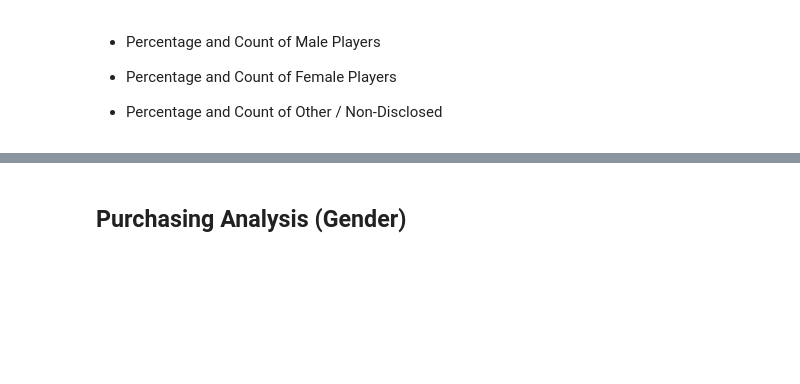
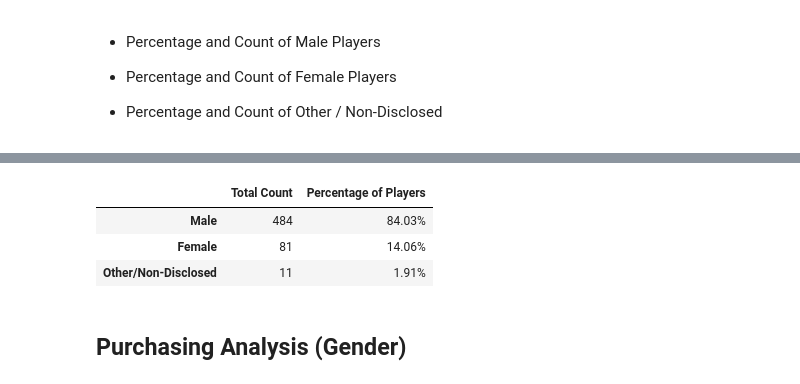
Before and after one commit to kmspitzer/Video-Game-Usage-Analysis, a Jupyter notebook: HeroesOfPymoli/HeroesOfPymoli.ipynb, the cells around one changed output, grey strips where cells are left out. Saved outputs shown, nothing was run; the diff lists cells and outputs as text; code cells hidden in the pictures; blank space fills up the shorter version.

Commit message:
work on player count, purchasing analysis, and gender demographics

```diff
--- a/HeroesOfPymoli/HeroesOfPymoli.ipynb
+++ b/HeroesOfPymoli/HeroesOfPymoli.ipynb
@@ -80,0 +93,15 @@ Index(['Purchase ID', 'SN', 'Age', 'Gender', 'Item ID', 'Item Name', 'Price'], d
+# %%
+male_players = purchase_data.loc[purchase_data["Gender"] == "Male"]
+num_male_players = len(male_players["SN"].unique())
+percent_male = (num_male_players/total_players)*100
+
+
+female_players = purchase_data.loc[purchase_data["Gender"] == "Female"]
+num_female_players = len(female_players["SN"].unique())
+percent_female = (num_female_players/total_players)*100
+
+
+other_gender_players = purchase_data.loc[(purchase_data["Gender"] != "Male") & (
+    purchase_data["Gender"] != "Female"), :]
+num_other_gender_players = len(other_gender_players["SN"].unique())
+percent_other_gender = (num_other_gender_players/total_players)*100
@@ -95,3 +123,14 @@ Index(['Purchase ID', 'SN', 'Age', 'Gender', 'Item ID', 'Item Name', 'Price'], d
+# %%
+gender_df = pd.DataFrame([[num_male_players, percent_male], [num_female_players, percent_female], [num_other_gender_players, percent_other_gender]],
+     index=['Male', 'Female', 'Other/Non-Disclosed'],
+     columns=["Total Count", 'Percentage of Players'])
+gender_df["Percentage of Players"] = gender_df["Percentage of Players"].map("{:.2f}%".format)
+gender_df
+# %% [output]
+|  | Total Count | Percentage of Players |
+| Male | 484 | 84.03% |
+| Female | 81 | 14.06% |
+| Other/Non-Disclosed | 11 | 1.91% |
 # %% [markdown]
 
 ## Purchasing Analysis (Gender)
```
Also changed, not shown: parts of 4 cells of this notebook.
